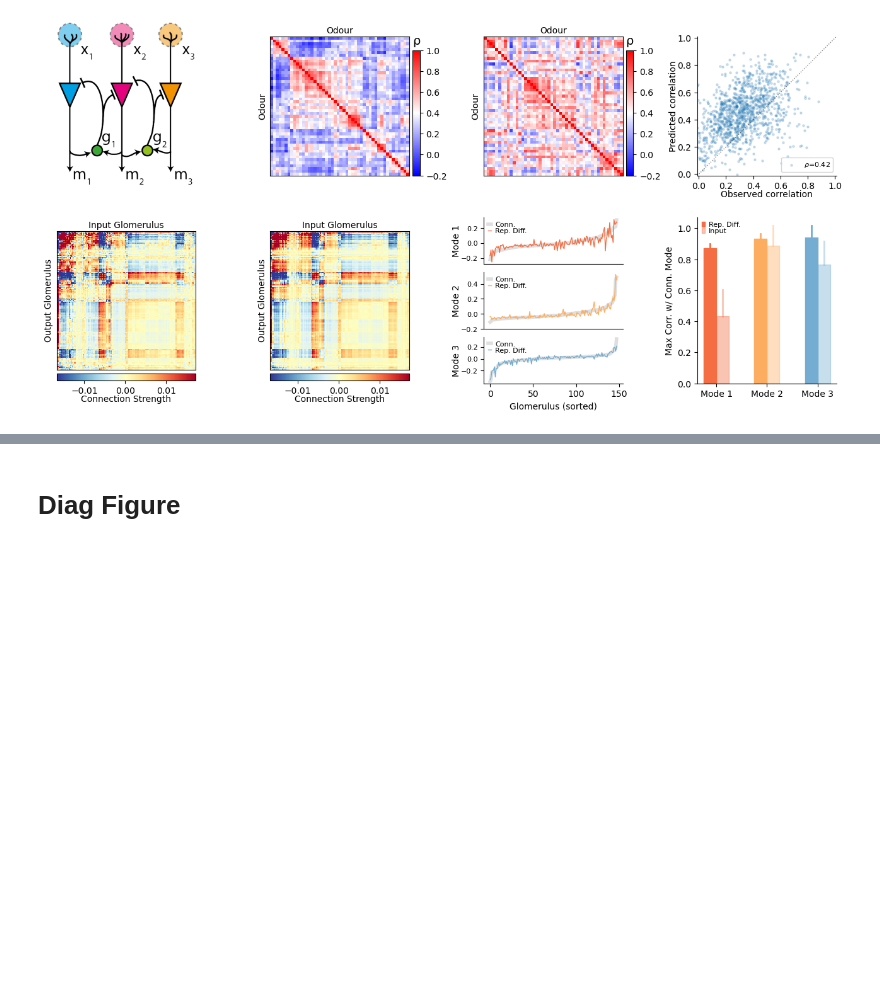
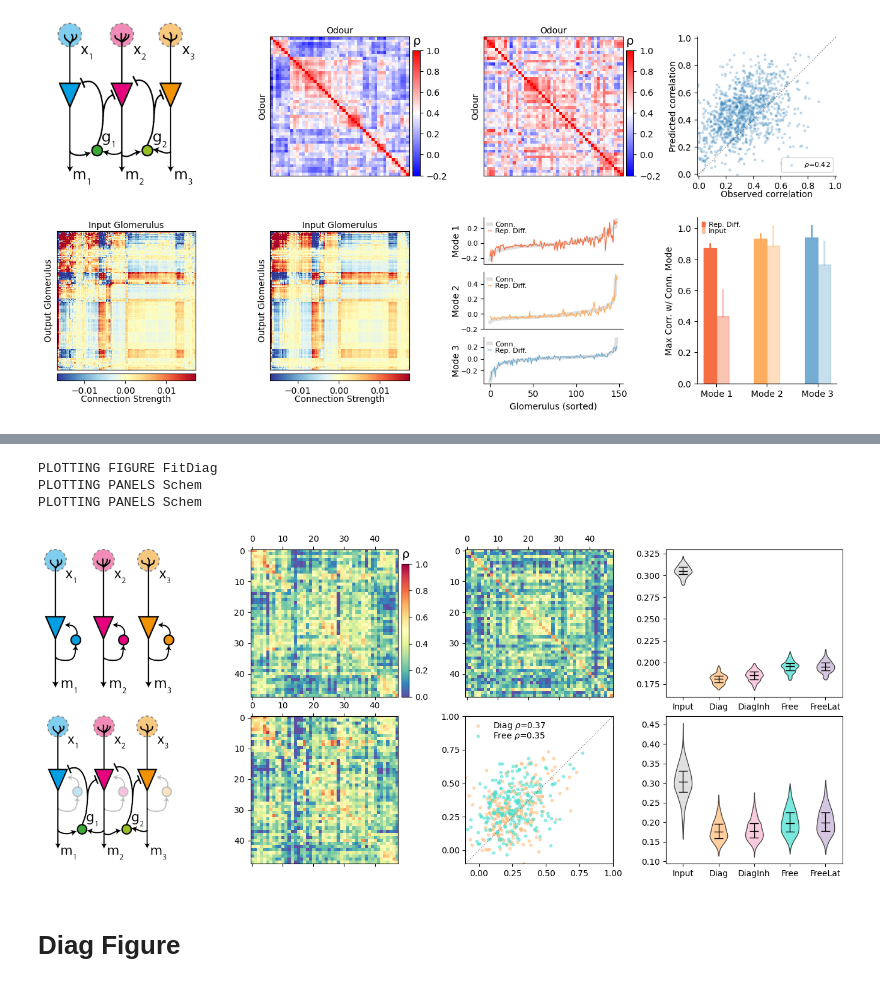
Before and after one commit to stootoon/glom-io-transform-release, a Jupyter notebook: analysis/fig_driver.ipynb, the cells around one changed output, grey strips where cells are left out. Drawn from its saved outputs; the diff is of its cells as text; code cells hidden in the pictures; blank space fills up the shorter version.

```diff
--- a/analysis/fig_driver.ipynb
+++ b/analysis/fig_driver.ipynb
@@ -116,3 +141,15 @@ AttributeError: Can't get attribute 'RunResults' on <module '__main__'>
+# %%
+import analysis.figures; reload(analysis.figures)
+from analysis.figures import figures as figures_figures; reload(figures_figures)
+from analysis.figures import show_models as fig_show_models; reload(fig_show_models)
+fig = figure(figsize=(14, 6)); #title("HellO")
+ax = fig_show_models.Main.plot(show_models_data)#, free_corr_energy=free_data.corr_energy)
+tight_layout(h_pad=0)
+# %% [output]
+PLOTTING FIGURE FitDiag
+PLOTTING PANELS Schem
+PLOTTING PANELS Schem
+[figure, added]
 # %% [markdown]
 # Diag Figure
 # %%
```
Also changed, not shown: parts of 3 cells of this notebook.
